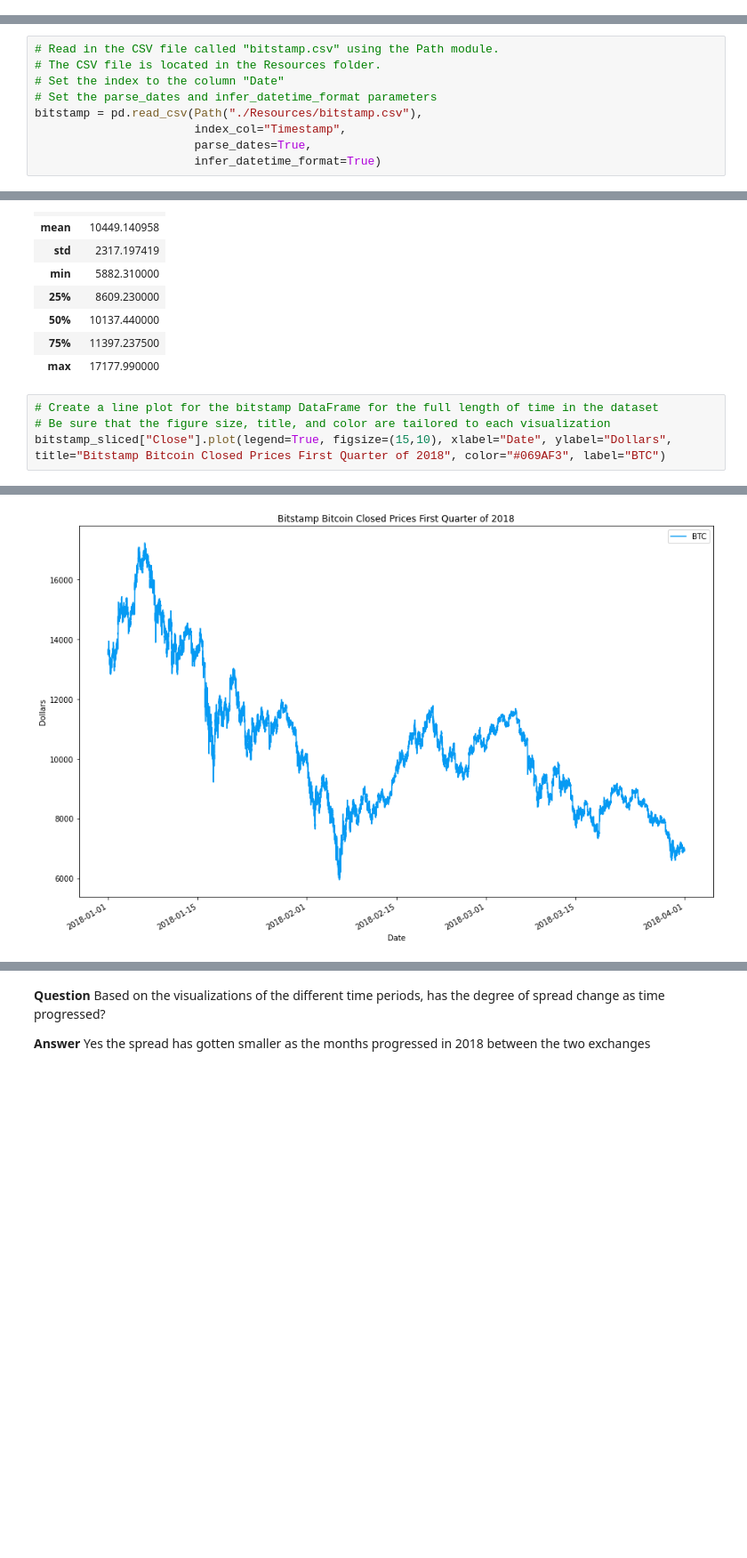
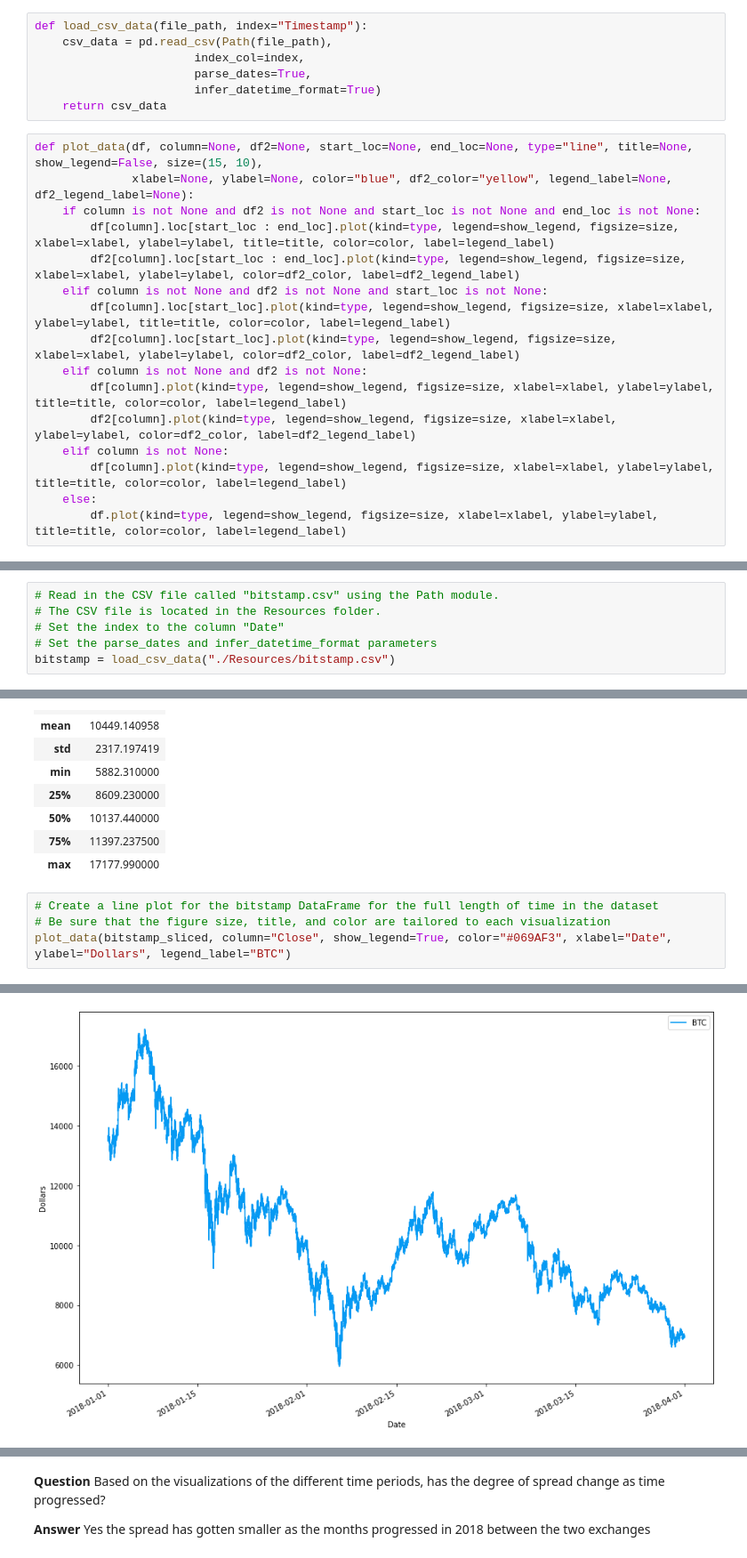
Before and after one commit to drew94591/Crypto_Arbitrage, a Jupyter notebook: crypto_arbitrage.ipynb, the cells around one changed output, grey strips where cells are left out. Shown at 89% size. Saved outputs shown, nothing was run; the diff lists cells and outputs as text; blank space fills up the shorter version.

```diff
--- a/crypto_arbitrage.ipynb
+++ b/crypto_arbitrage.ipynb
@@ -18,3 +18,26 @@ This aspect of the Challenge will consist of 3 phases.
 import pandas as pd
 from pathlib import Path
 %matplotlib inline
+# %%
+def load_csv_data(file_path, index="Timestamp"):
+    csv_data = pd.read_csv(Path(file_path),
+                       index_col=index,
+                       parse_dates=True,
+                       infer_datetime_format=True)
+    return csv_data
+# %%
+def plot_data(df, column=None, df2=None, start_loc=None, end_loc=None, type="line", title=None, show_legend=False, size=(15, 10),
+              xlabel=None, ylabel=None, color="blue", df2_color="yellow", legend_label=None, df2_legend_label=None):
+    if column is not None and df2 is not None and start_loc is not None and end_loc is not None:
+        df[column].loc[start_loc : end_loc].plot(kind=type, legend=show_legend, figsize=size, xlabel=xlabel, ylabel=ylabel, title=title, color=color, label=legend_label)
+        df2[column].loc[start_loc : end_loc].plot(kind=type, legend=show_legend, figsize=size, xlabel=xlabel, ylabel=ylabel, color=df2_color, label=df2_legend_label)
+    elif column is not None and df2 is not None and start_loc is not None:
+        df[column].loc[start_loc].plot(kind=type, legend=show_legend, figsize=size, xlabel=xlabel, ylabel=ylabel, title=title, color=color, label=legend_label)
+        df2[column].loc[start_loc].plot(kind=type, legend=show_legend, figsize=size, xlabel=xlabel, ylabel=ylabel, color=df2_color, label=df2_legend_label)
+    elif column is not None and df2 is not None:
+        df[column].plot(kind=type, legend=show_legend, figsize=size, xlabel=xlabel, ylabel=ylabel, title=title, color=color, label=legend_label)
+        df2[column].plot(kind=type, legend=show_legend, figsize=size, xlabel=xlabel, ylabel=ylabel, color=df2_color, label=df2_legend_label)
+    elif column is not None:
+        df[column].plot(kind=type, legend=show_legend, figsize=size, xlabel=xlabel, ylabel=ylabel, title=title, color=color, label=legend_label)
+    else:
+        df.plot(kind=type, legend=show_legend, figsize=size, xlabel=xlabel, ylabel=ylabel, title=title, color=color, label=legend_label)
@@ -37,10 +69,7 @@ Instructions.
 # The CSV file is located in the Resources folder.
 # Set the index to the column "Date"
 # Set the parse_dates and infer_datetime_format parameters
-bitstamp = pd.read_csv(Path("./Resources/bitstamp.csv"),
-                       index_col="Timestamp",
-                       parse_dates=True,
-                       infer_datetime_format=True)
+bitstamp = load_csv_data("./Resources/bitstamp.csv")
 # %% [markdown]
 ### Step 2: Use the `head` (and/or the `tail`) function to confirm that Pandas properly imported the data.
 # %%
@@ -438,5 +464,5 @@ coinbase_sliced.describe()
 # %%
 # Create a line plot for the bitstamp DataFrame for the full length of time in the dataset
 # Be sure that the figure size, title, and color are tailored to each visualization
-bitstamp_sliced["Close"].plot(legend=True, figsize=(15,10), xlabel="Date", ylabel="Dollars", title="Bitstamp Bitcoin Closed Prices First Quarter of 2018", color="#069AF3", label="BTC")
+plot_data(bitstamp_sliced, column="Close", show_legend=True, color="#069AF3", xlabel="Date", ylabel="Dollars", legend_label="BTC")
 # %% [output]
@@ -444,4 +469,4 @@ bitstamp_sliced["Close"].plot(legend=True, figsize=(15,10), xlabel="Date", ylabe
-[figure, old version]
+[figure, new version]
 # %%
 # Create a line plot for the coinbase DataFrame for the full length of time in the dataset
 # Be sure that the figure size, title, and color are tailored to each visualization
```
Also changed, not shown: parts of 19 cells of this notebook.
